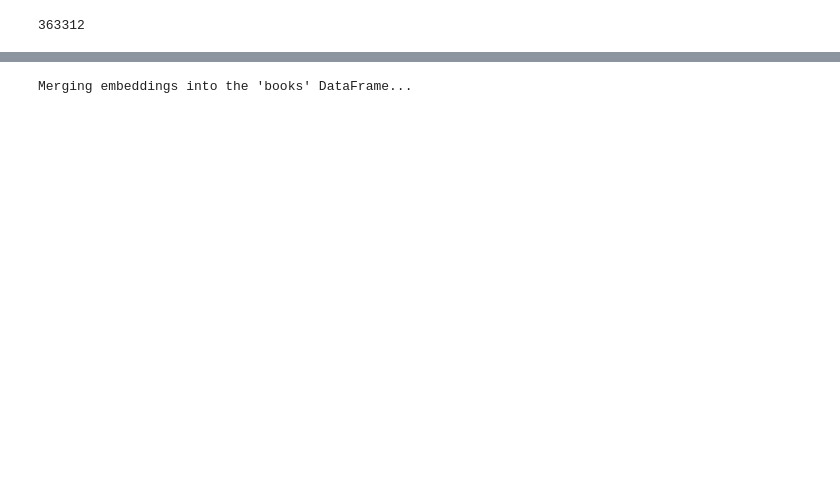
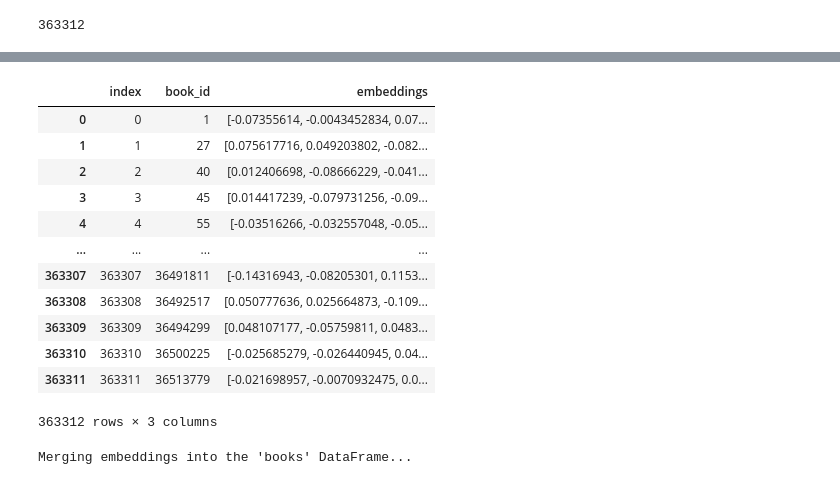
Before and after one commit to mud66/Recommender-System-GoodReads, a Jupyter notebook: BookEmbeddings.ipynb, the cells around one changed output, grey strips where cells are left out. Cells and saved outputs as stored; diff of their text form; code cells hidden in the pictures; blank space fills up the shorter version.

```diff
--- a/BookEmbeddings.ipynb
+++ b/BookEmbeddings.ipynb
@@ -69,5 +71,21 @@ save_embeddings_incrementally(books, model, interval=100)
 # %%
 embeddings_df = pd.read_pickle('Pickle/embeddings.pkl')
+# %%
+embeddings_df
+# %% [output]
+|  | index | book_id | embeddings |
+| 0 | 0 | 1 | [-0.07355614, -0.0043452834, 0.07... |
+| 1 | 1 | 27 | [0.075617716, 0.049203802, -0.082... |
+| 2 | 2 | 40 | [0.012406698, -0.08666229, -0.041... |
+| 3 | 3 | 45 | [0.014417239, -0.079731256, -0.09... |
+| 4 | 4 | 55 | [-0.03516266, -0.032557048, -0.05... |
+| ... | ... | ... | ... |
+| 363307 | 363307 | 36491811 | [-0.14316943, -0.08205301, 0.1153... |
+| 363308 | 363308 | 36492517 | [0.050777636, 0.025664873, -0.109... |
+| 363309 | 363309 | 36494299 | [0.048107177, -0.05759811, 0.0483... |
+| 363310 | 363310 | 36500225 | [-0.025685279, -0.026440945, 0.04... |
+| 363311 | 363311 | 36513779 | [-0.021698957, -0.0070932475, 0.0... |
+363312 rows × 3 columns
 # %%
 embeddings_df=embeddings_df.drop(columns=['index'])
 # %%
```
Also changed, not shown: parts of 1 cell of this notebook, 1 other file.
